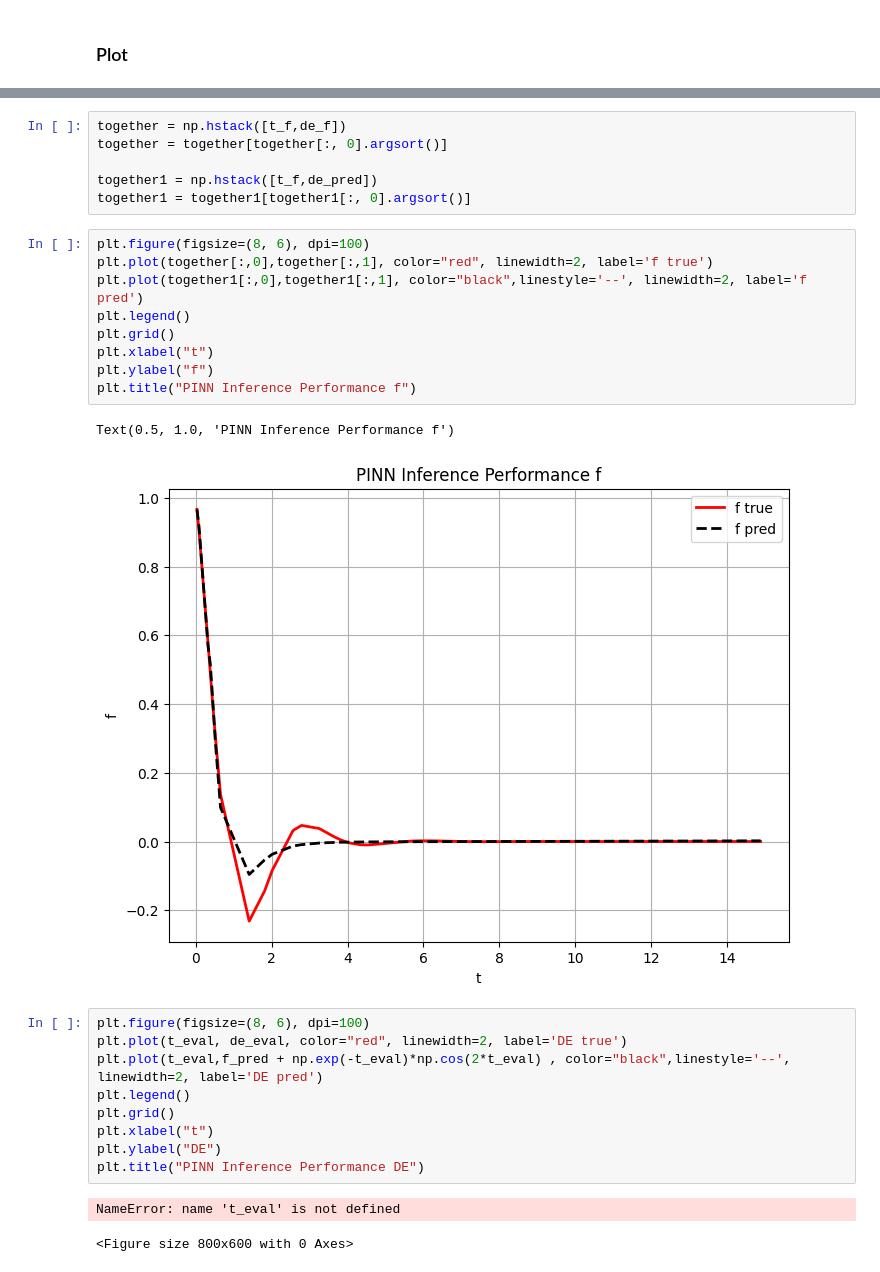
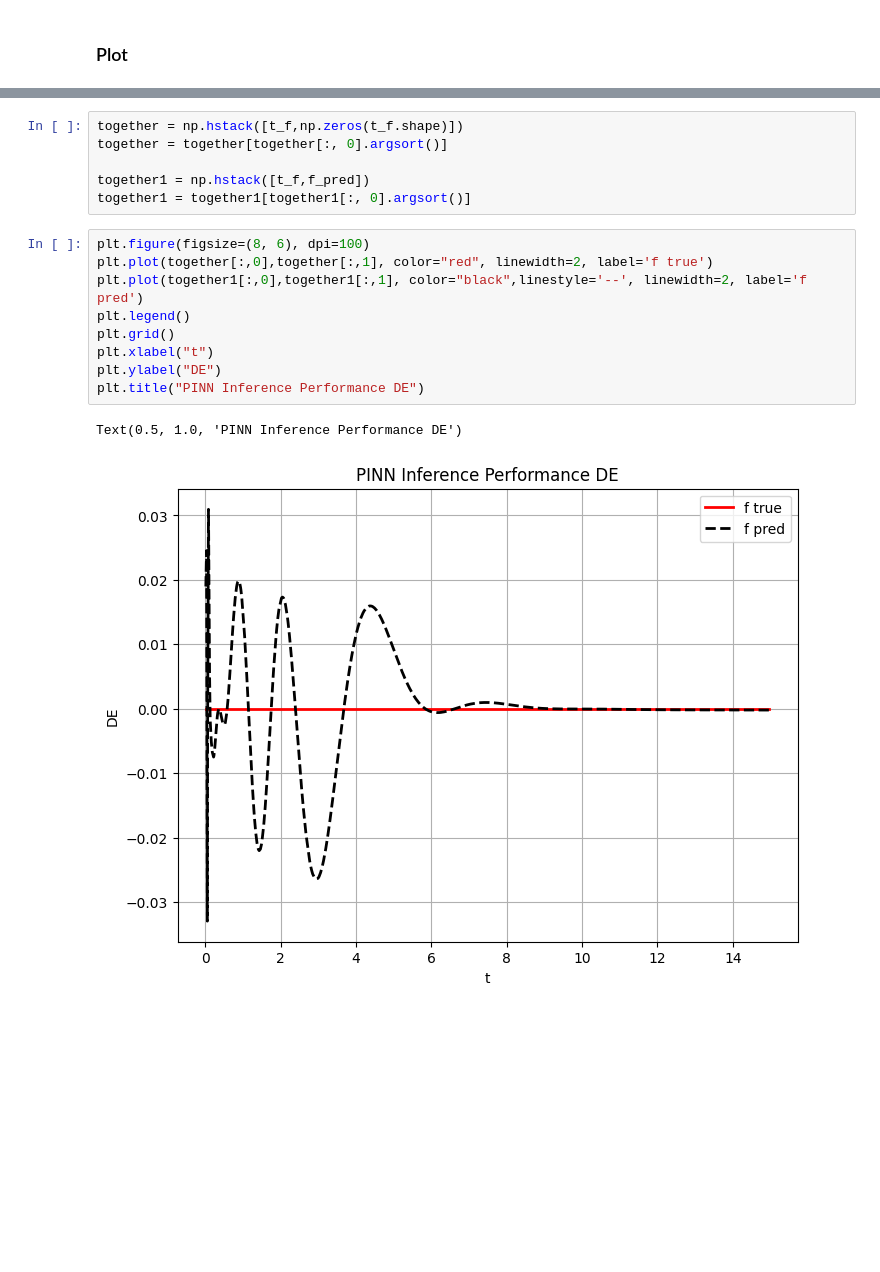
Before and after one commit to CS-433/ml-project-2-hapinness, a Jupyter notebook: Cauchy_1D_Inference_D.ipynb, the cells around one changed output, grey strips where cells are left out. Cells and saved outputs as stored; diff of their text form; blank space fills up the shorter version.

```diff
--- a/Cauchy_1D_Inference_D.ipynb
+++ b/Cauchy_1D_Inference_D.ipynb
@@ -261,30 +266,18 @@ Text(0.5, 1.0, 'PINN Inference Performance y(t)')
-# %%
-together = np.hstack([t_f,de_f])
-together = together[together[:, 0].argsort()]
-
-together1 = np.hstack([t_f,de_pred])
-together1 = together1[together1[:, 0].argsort()]
-# %%
-plt.figure(figsize=(8, 6), dpi=100)
-plt.plot(together[:,0],together[:,1], color="red", linewidth=2, label='f true')
-plt.plot(together1[:,0],together1[:,1], color="black",linestyle='--', linewidth=2, label='f pred')
-plt.legend()
-plt.grid()
-plt.xlabel("t")
-plt.ylabel("f")
-plt.title("PINN Inference Performance f")
-# %% [output]
-Text(0.5, 1.0, 'PINN Inference Performance f')
-[figure, old version]
+# %%
+together = np.hstack([t_f,np.zeros(t_f.shape)])
+together = together[together[:, 0].argsort()]
+
+together1 = np.hstack([t_f,f_pred])
+together1 = together1[together1[:, 0].argsort()]
 # %%
 plt.figure(figsize=(8, 6), dpi=100)
-plt.plot(t_eval, de_eval, color="red", linewidth=2, label='DE true')
-plt.plot(t_eval,f_pred + np.exp(-t_eval)*np.cos(2*t_eval) , color="black",linestyle='--', linewidth=2, label='DE pred')
+plt.plot(together[:,0],together[:,1], color="red", linewidth=2, label='f true')
+plt.plot(together1[:,0],together1[:,1], color="black",linestyle='--', linewidth=2, label='f pred')
 plt.legend()
 plt.grid()
 plt.xlabel("t")
 plt.ylabel("DE")
 plt.title("PINN Inference Performance DE")
 # %% [output]
-NameError: name 't_eval' is not defined
+Text(0.5, 1.0, 'PINN Inference Performance DE')
-<Figure size 800x600 with 0 Axes>
+[figure, added]
```
Also changed, not shown: parts of 10 cells of this notebook.
